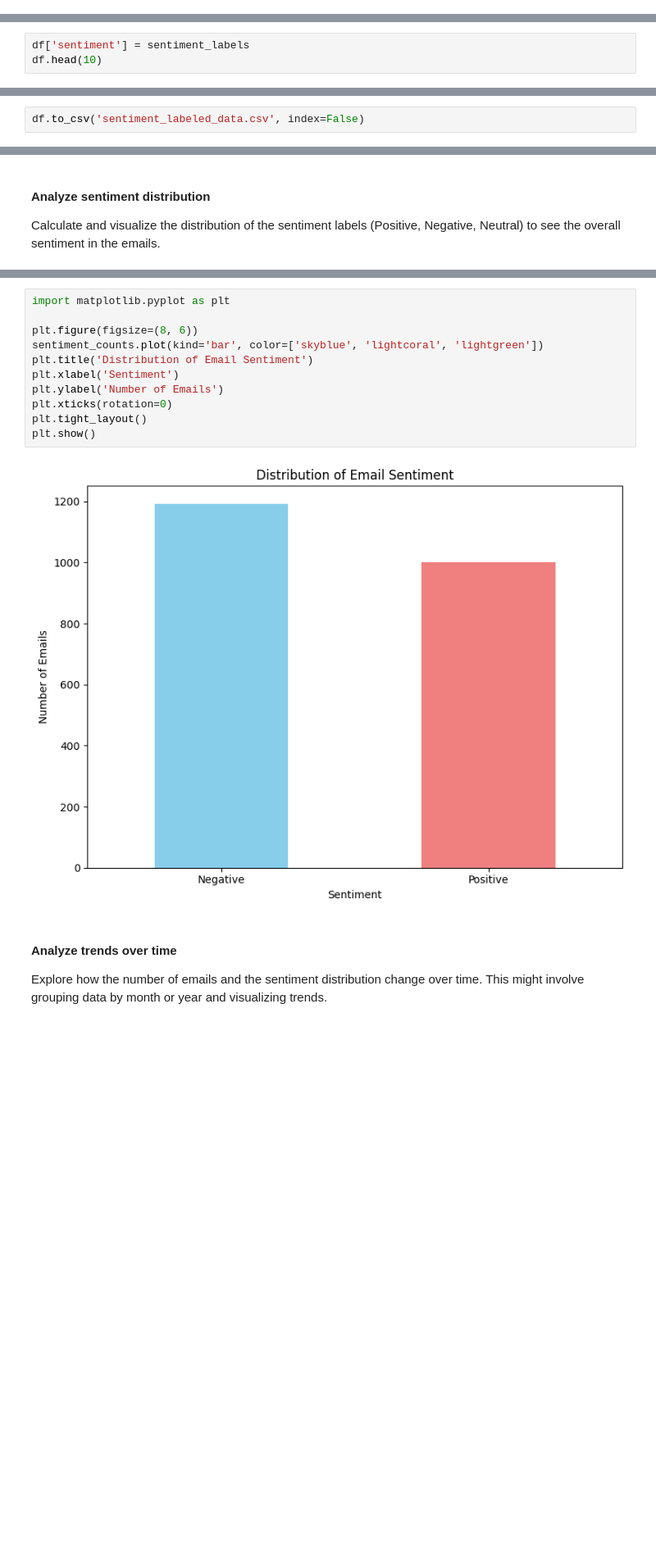
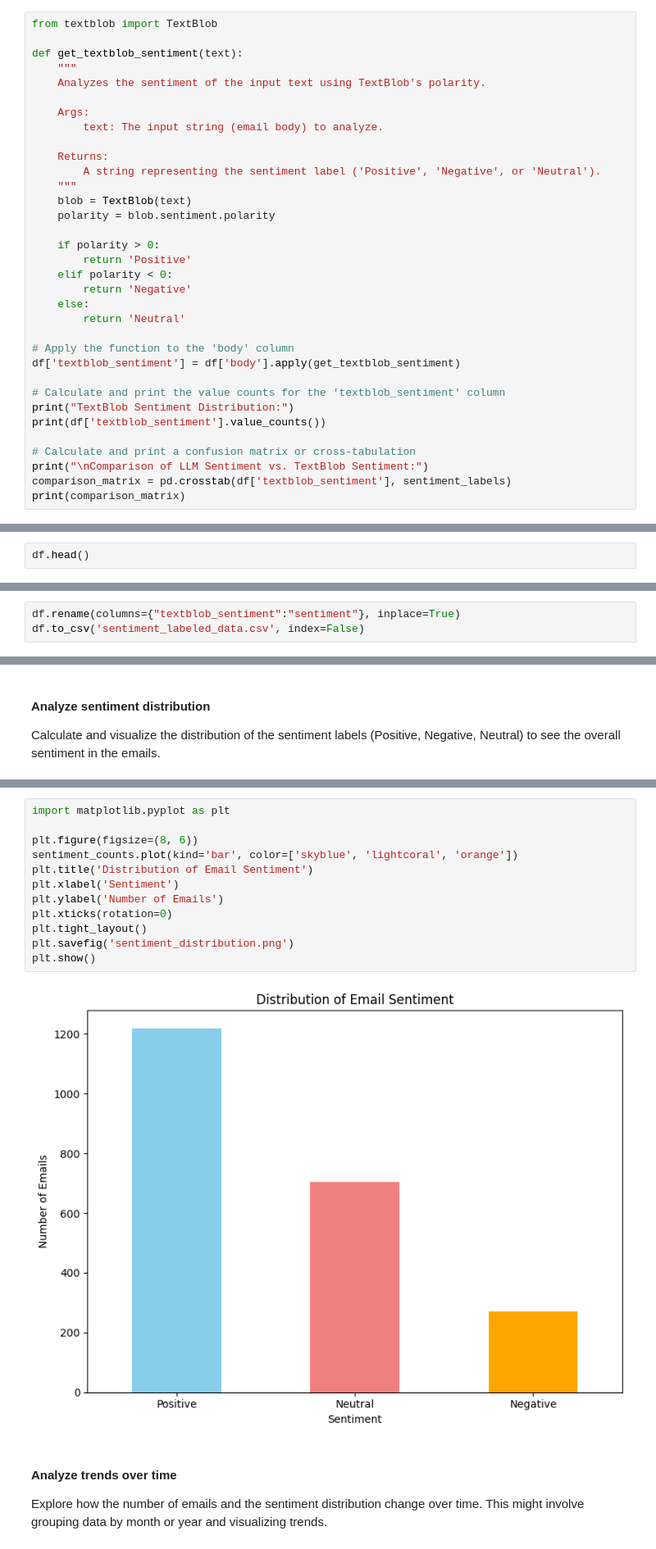
Before and after one commit to pihaf/Employee-Sentiment-Analysis, a Jupyter notebook: employee_sentiment_analysis.ipynb, the cells around one changed output, grey strips where cells are left out. Shown at 82% size. Saved outputs shown, nothing was run; the diff lists cells and outputs as text; blank space fills up the shorter version.

```diff
--- a/employee_sentiment_analysis.ipynb
+++ b/employee_sentiment_analysis.ipynb
@@ -157,0 +159,34 @@ Add a new column to the DataFrame to store the generated sentiment labels.
+# %%
+from textblob import TextBlob
+
+def get_textblob_sentiment(text):
+    """
+    Analyzes the sentiment of the input text using TextBlob's polarity.
+
+    Args:
+        text: The input string (email body) to analyze.
+
+    Returns:
+        A string representing the sentiment label ('Positive', 'Negative', or 'Neutral').
+    """
+    blob = TextBlob(text)
+    polarity = blob.sentiment.polarity
+
+    if polarity > 0:
+        return 'Positive'
+    elif polarity < 0:
+        return 'Negative'
+    else:
+        return 'Neutral'
+
+# Apply the function to the 'body' column
+df['textblob_sentiment'] = df['body'].apply(get_textblob_sentiment)
+
+# Calculate and print the value counts for the 'textblob_sentiment' column
+print("TextBlob Sentiment Distribution:")
+print(df['textblob_sentiment'].value_counts())
+
+# Calculate and print a confusion matrix or cross-tabulation
+print("\nComparison of LLM Sentiment vs. TextBlob Sentiment:")
+comparison_matrix = pd.crosstab(df['textblob_sentiment'], sentiment_labels)
+print(comparison_matrix)
@@ -158,4 +209,3 @@ Add a new column to the DataFrame to store the generated sentiment labels.
 # %%
-df['sentiment'] = sentiment_labels
-df.head(10)
+df.head()
 # %% [output]
@@ -173,6 +218,7 @@ df.head(10)
 # %% [markdown]
 Save the new dataframe to a file for backup.
 # %%
+df.rename(columns={"textblob_sentiment":"sentiment"}, inplace=True)
 df.to_csv('sentiment_labeled_data.csv', index=False)
 # %% [markdown]
 
@@ -271,16 +320,17 @@ The dataset is imbalanced, there are 1191 records being labeled 'Negative', 1000
 # %%
 import matplotlib.pyplot as plt
 
 plt.figure(figsize=(8, 6))
-sentiment_counts.plot(kind='bar', color=['skyblue', 'lightcoral', 'lightgreen'])
+sentiment_counts.plot(kind='bar', color=['skyblue', 'lightcoral', 'orange'])
 plt.title('Distribution of Email Sentiment')
 plt.xlabel('Sentiment')
 plt.ylabel('Number of Emails')
 plt.xticks(rotation=0)
 plt.tight_layout()
+plt.savefig('sentiment_distribution.png')
 plt.show()
 # %% [output]
-[figure, old version]
+[figure, new version]
 # %% [markdown]
 #### Analyze trends over time
 
```
Also changed, not shown: parts of 81 cells of this notebook, 36 other files.
